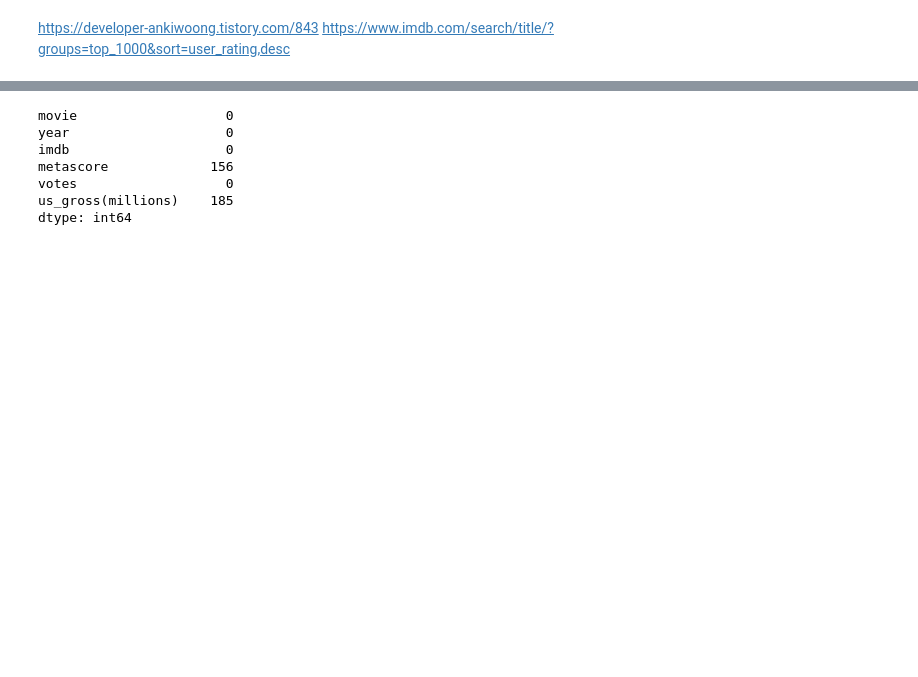
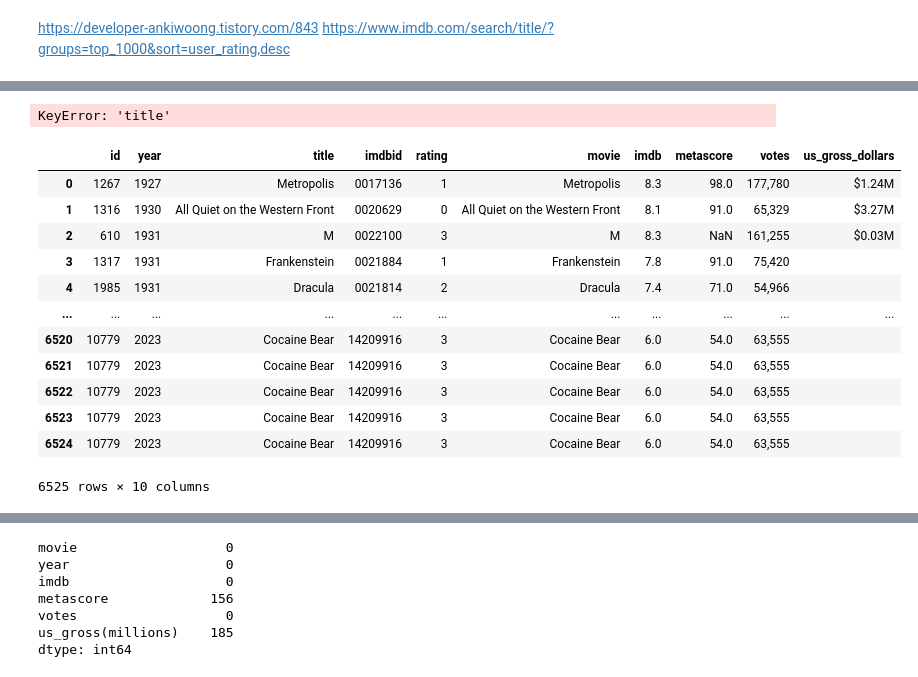
Before and after one commit to luina-1004/Bechdel-IMDB-project, a Jupyter notebook: IMDB.ipynb, the cells around one changed output, grey strips where cells are left out. Drawn from its saved outputs; the diff is of its cells as text; code cells hidden in the pictures; blank space fills up the shorter version.

```diff
--- a/IMDB.ipynb
+++ b/IMDB.ipynb
@@ -117,0 +179,2 @@ movies = pd.DataFrame({
+# %%
+bechdel = pd.read_csv("C:/Users/NTX550/Desktop/권지원/Bechdel-IMDB-project/bechdel4.csv", index_col=0, converters={'imdbid': lambda x: str(x)})
@@ -117,0 +197,2 @@ movies = pd.DataFrame({
+# %%
+nnew = bechdel.drop_duplicates(['title'],keep='first')
@@ -118,3 +215,25 @@ movies = pd.DataFrame({
+# %%
+movies[movies['title']=='Cocaine Bear']
+# %% [output]
+KeyError: 'title'
+# %%
+new = pd.merge(left = nnew, right = movies, left_on = ['title','year'], right_on= ['movie','year'] )
+# %%
+new
+# %% [output]
+|  | id | year | title | imdbid | rating | movie | imdb | metascore | votes | us_gross_dollars |
+| 0 | 1267 | 1927 | Metropolis | 0017136 | 1 | Metropolis | 8.3 | 98.0 | 177,780 | $1.24M |
+| 1 | 1316 | 1930 | All Quiet on the Western Front | 0020629 | 0 | All Quiet on the Western Front | 8.1 | 91.0 | 65,329 | $3.27M |
+| 2 | 610 | 1931 | M | 0022100 | 3 | M | 8.3 | NaN | 161,255 | $0.03M |
+| 3 | 1317 | 1931 | Frankenstein | 0021884 | 1 | Frankenstein | 7.8 | 91.0 | 75,420 |  |
+| 4 | 1985 | 1931 | Dracula | 0021814 | 2 | Dracula | 7.4 | 71.0 | 54,966 |  |
+| ... | ... | ... | ... | ... | ... | ... | ... | ... | ... | ... |
+| 6520 | 10779 | 2023 | Cocaine Bear | 14209916 | 3 | Cocaine Bear | 6.0 | 54.0 | 63,555 |  |
+| 6521 | 10779 | 2023 | Cocaine Bear | 14209916 | 3 | Cocaine Bear | 6.0 | 54.0 | 63,555 |  |
+| 6522 | 10779 | 2023 | Cocaine Bear | 14209916 | 3 | Cocaine Bear | 6.0 | 54.0 | 63,555 |  |
+| 6523 | 10779 | 2023 | Cocaine Bear | 14209916 | 3 | Cocaine Bear | 6.0 | 54.0 | 63,555 |  |
+| 6524 | 10779 | 2023 | Cocaine Bear | 14209916 | 3 | Cocaine Bear | 6.0 | 54.0 | 63,555 |  |
+6525 rows × 10 columns
 # %%
 movies
 # %% [output]
```
Also changed, not shown: parts of 20 cells of this notebook, 6 other files.
